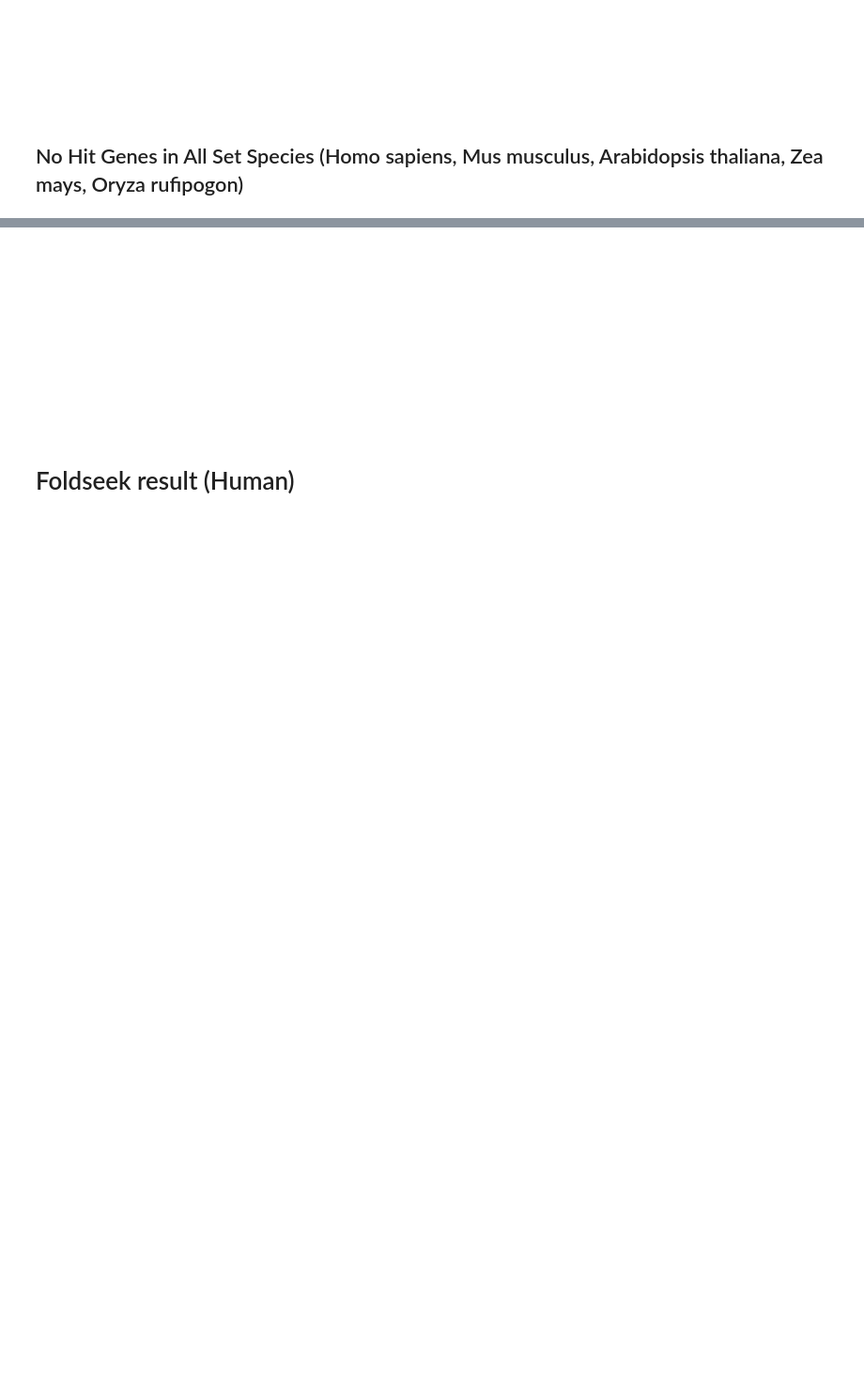
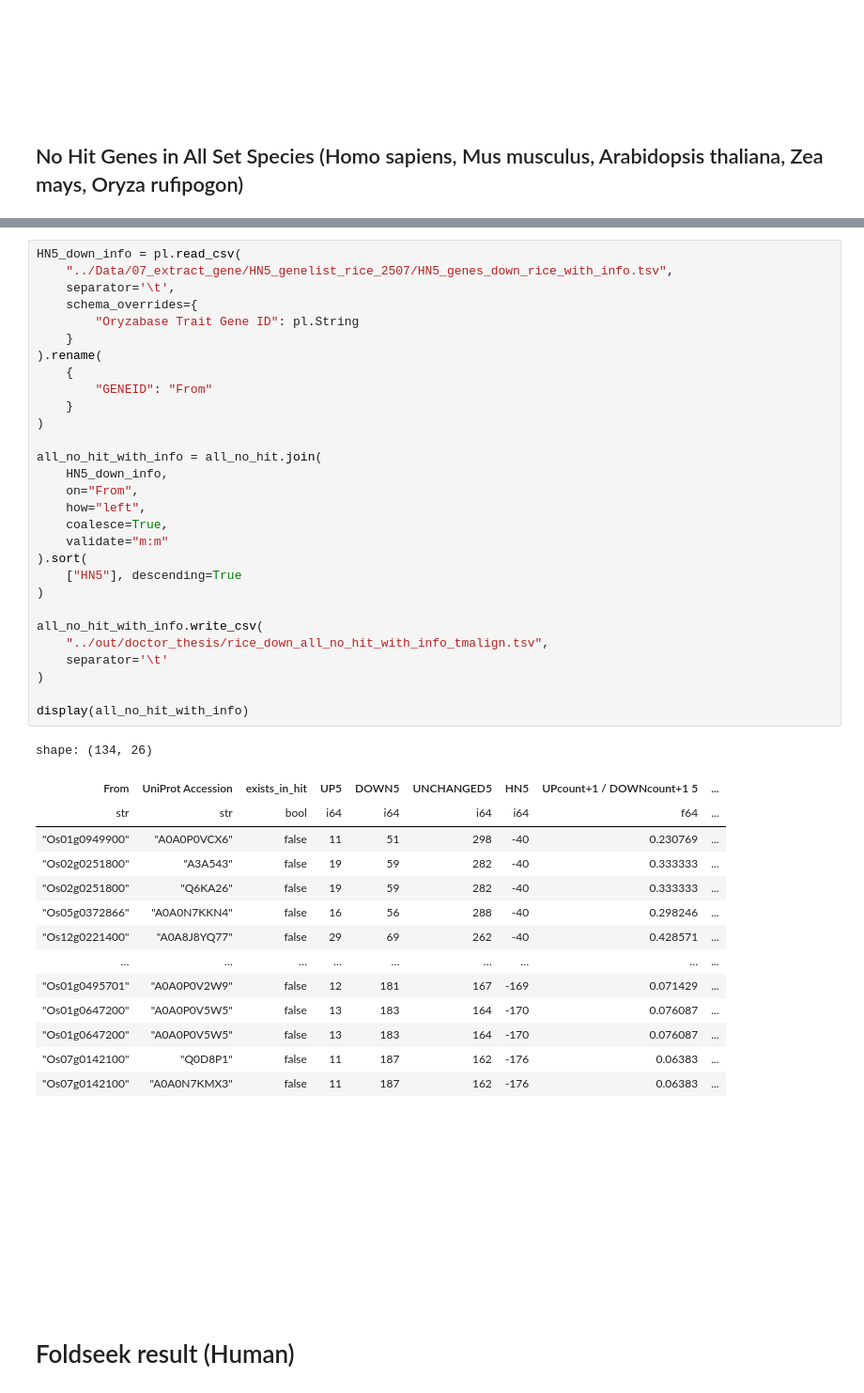
Before and after one commit to yonesora56/HS_rice_analysis, a Jupyter notebook: notebooks/12_foldseek_result_parse_1_down_tmalign.ipynb, the cells around one changed output, grey strips where cells are left out. Shown at 94% size. Saved outputs shown, nothing was run; the diff lists cells and outputs as text; blank space fills up the shorter version.

Commit message:
20260926 update for doctor-thesis

```diff
--- a/notebooks/12_foldseek_result_parse_1_down_tmalign.ipynb
+++ b/notebooks/12_foldseek_result_parse_1_down_tmalign.ipynb
@@ -168,6 +174,50 @@ shape: (121, 3)
 | "Os12g0571400" | "Q2QNC0" | false |
 | "Os12g0599700" | "A0A0P0YBZ0" | false |
 | "Os12g0601800" | "A0A0N7KUB6" | false |
+# %%
+HN5_down_info = pl.read_csv(
+    "../Data/07_extract_gene/HN5_genelist_rice_2507/HN5_genes_down_rice_with_info.tsv",
+    separator='\t',
+    schema_overrides={
+        "Oryzabase Trait Gene ID": pl.String
+    }
+).rename(
+    {
+        "GENEID": "From"
+    }
+)
+
+all_no_hit_with_info = all_no_hit.join(
+    HN5_down_info,
+    on="From",
+    how="left",
+    coalesce=True,
+    validate="m:m"
+).sort(
+    ["HN5"], descending=True
+)
+
+all_no_hit_with_info.write_csv(
+    "../out/doctor_thesis/rice_down_all_no_hit_with_info_tmalign.tsv",
+    separator='\t'
+)
+
+display(all_no_hit_with_info)
+# %% [output]
+shape: (134, 26)
+| From | UniProt Accession | exists_in_hit | UP5 | DOWN5 | UNCHANGED5 | HN5 | UPcount+1 / DOWNcount+1 5 | ... |
+| str | str | bool | i64 | i64 | i64 | i64 | f64 | ... |
+| "Os01g0949900" | "A0A0P0VCX6" | false | 11 | 51 | 298 | -40 | 0.230769 | ... |
+| "Os02g0251800" | "A3A543" | false | 19 | 59 | 282 | -40 | 0.333333 | ... |
+| "Os02g0251800" | "Q6KA26" | false | 19 | 59 | 282 | -40 | 0.333333 | ... |
+| "Os05g0372866" | "A0A0N7KKN4" | false | 16 | 56 | 288 | -40 | 0.298246 | ... |
+| "Os12g0221400" | "A0A8J8YQ77" | false | 29 | 69 | 262 | -40 | 0.428571 | ... |
+| … | … | … | … | … | … | … | … | ... |
+| "Os01g0495701" | "A0A0P0V2W9" | false | 12 | 181 | 167 | -169 | 0.071429 | ... |
+| "Os01g0647200" | "A0A0P0V5W5" | false | 13 | 183 | 164 | -170 | 0.076087 | ... |
+| "Os01g0647200" | "A0A0P0V5W5" | false | 13 | 183 | 164 | -170 | 0.076087 | ... |
+| "Os07g0142100" | "Q0D8P1" | false | 11 | 187 | 162 | -176 | 0.06383 | ... |
+| "Os07g0142100" | "A0A0N7KMX3" | false | 11 | 187 | 162 | -176 | 0.06383 | ... |
 # %% [markdown]
 &nbsp;
 
```
Also changed, not shown: parts of 13 cells of this notebook, 15 other files.
